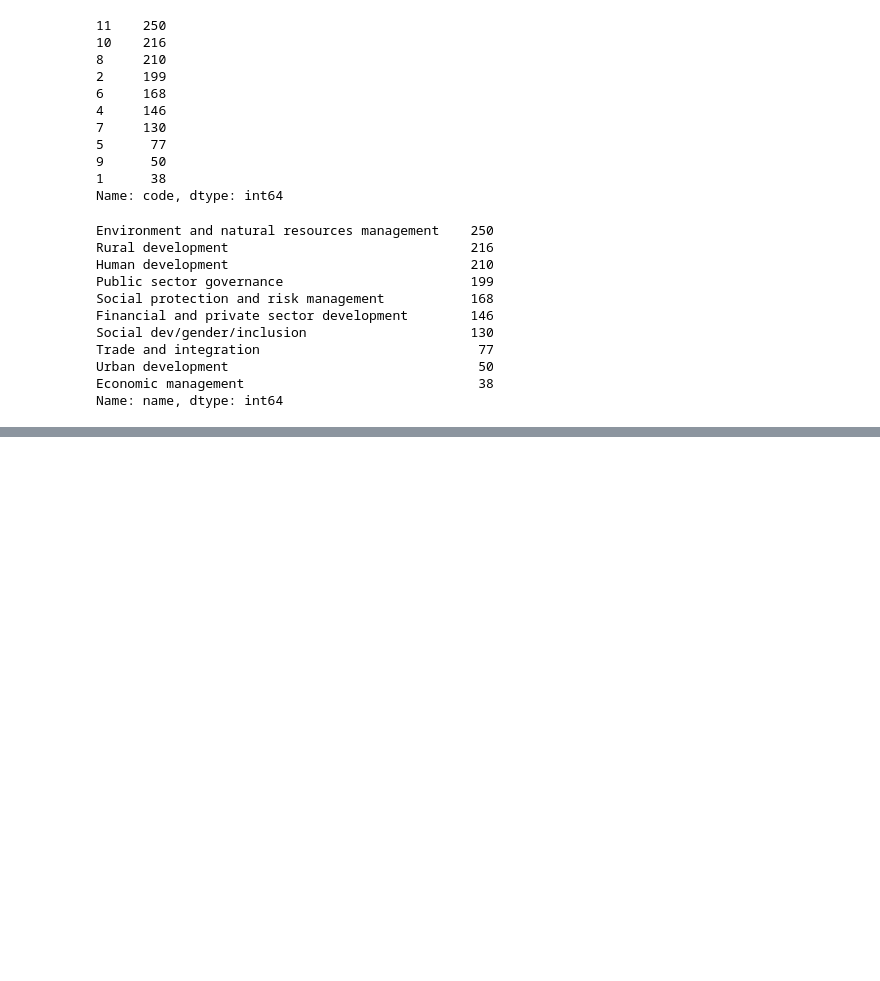
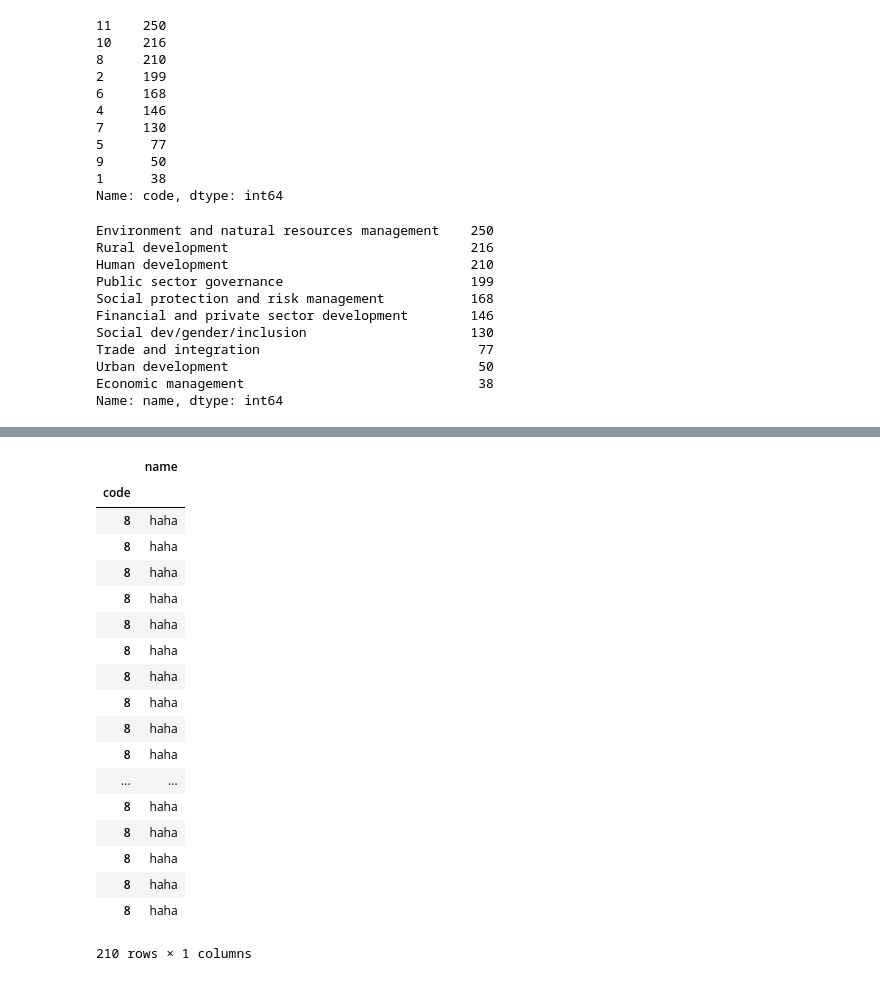
Before and after one commit to mrkulkarni1/data_projects, a Jupyter notebook: data_wrangling_json/sliderule_dsi_json_exercise.ipynb, the cells around one changed output, grey strips where cells are left out. Drawn from its saved outputs; the diff is of its cells as text; code cells hidden in the pictures; blank space fills up the shorter version.

```diff
--- a/data_wrangling_json/sliderule_dsi_json_exercise.ipynb
+++ b/data_wrangling_json/sliderule_dsi_json_exercise.ipynb
@@ -175,0 +223,22 @@ Name: name, dtype: int64
+# %%
+d
+# %% [output]
+|  | name |
+| code |  |
+| 8 | haha |
+| 8 | haha |
+| 8 | haha |
+| 8 | haha |
+| 8 | haha |
+| 8 | haha |
+| 8 | haha |
+| 8 | haha |
+| 8 | haha |
+| 8 | haha |
+| ... | ... |
+| 8 | haha |
+| 8 | haha |
+| 8 | haha |
+| 8 | haha |
+| 8 | haha |
+210 rows × 1 columns
```
Also changed, not shown: parts of 10 cells of this notebook.
